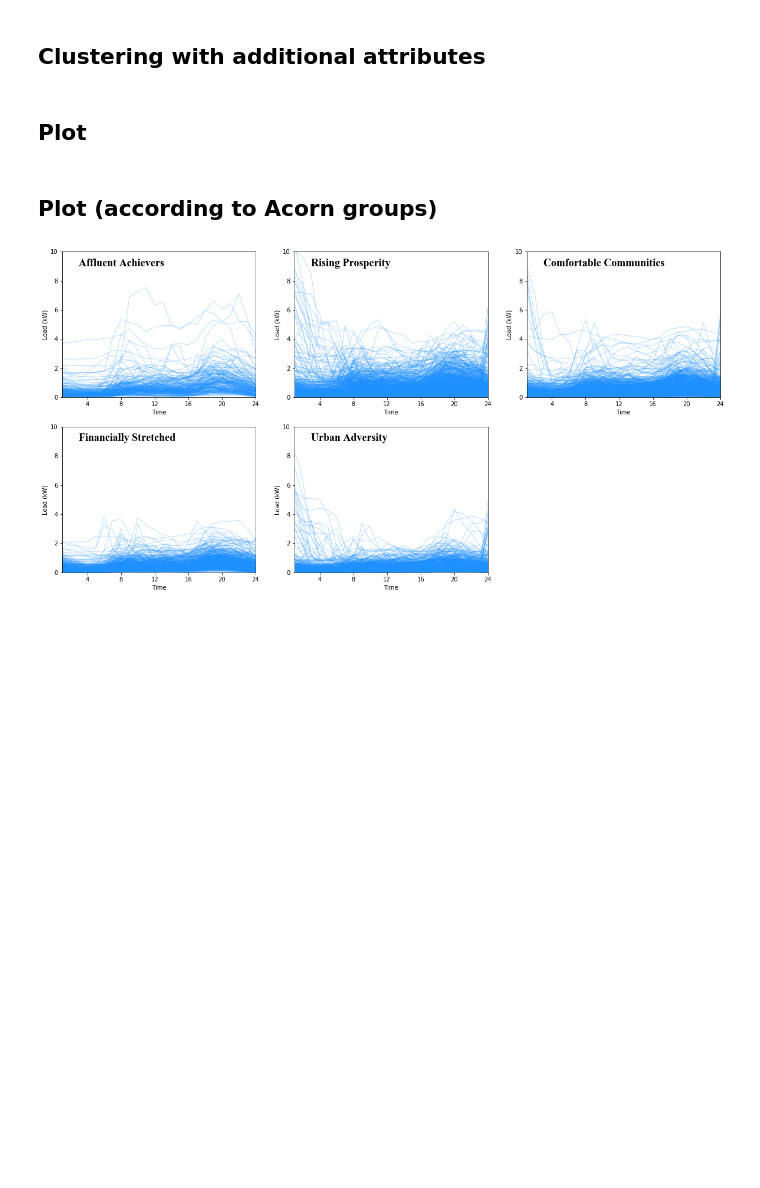
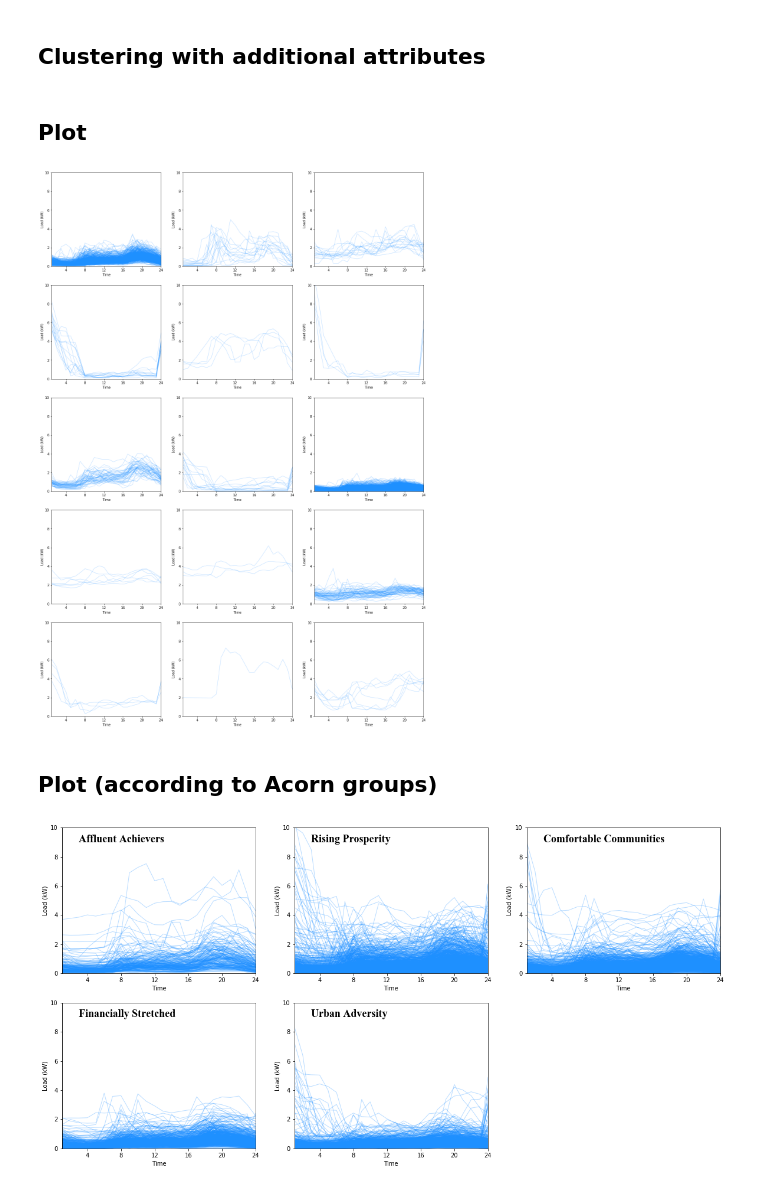
Before and after one commit to kaishxu/ProbabilisticLoadForecasting, a Jupyter notebook: clustering/clustering_point.ipynb, the cells around one changed output. Saved outputs shown, nothing was run; the diff lists cells and outputs as text; code cells hidden in the pictures; blank space fills up the shorter version.

Commit message:
cluster

```diff
--- a/clustering/clustering_point.ipynb
+++ b/clustering/clustering_point.ipynb
@@ -54,7 +54,7 @@ for num_clusters in range(1, 17, 2):
 dist = 'DTW'
 for num_clusters in range(1, 17, 2):
     labels = []
-    for month in tqdm(range(6)):
+    for month in tqdm(range(12)):
 
         mat = pd.read_csv('../result/' + data_set + '/cluster/point/hierarchical/' + dist + '/mat_month_' + str(month+1) + '.csv', header=None).values
         hierarchical = AgglomerativeClustering(n_clusters=num_clusters, affinity='precomputed', memory=None, connectivity=None,
@@ -120,32 +120,35 @@ for num_clusters in range(1, 17, 2):
 import matplotlib.pyplot as plt
 %matplotlib inline
 
-data_set = 'Irish_2010'
+data_set = 'London_2013'
 method = 'hierarchical/DTW'
 # method = 'kmeans'
-num_clusters = 3
-month = 2
+num_clusters = 15
+month = 1
 
 attr = pd.read_csv('../data/' + data_set + '_attr_final.csv')
 labels = pd.read_csv('../result/' + data_set + '/cluster/point/' + method + '/n_clusters_' + str(num_clusters) + '.csv', header=None)
 # labels = pd.read_csv('../result/' + data_set + '/cluster/point/' + method + '/n_clusters_' + str(num_clusters) + '_acorn.csv', header=None)
 # %%
 # Plot
-plt.figure(figsize=(20,10))
+plt.figure(figsize=(20,30))
 for k in range(num_clusters):
-    plt.subplot(3, 5, k+1)
+    plt.subplot(5, 3, k+1)
     for i in range(len(attr)):
         id = attr['ID'][i]
         df = pd.read_csv('../data/' + data_set + '_profiles/' + str(id) + '.csv', header=None).values
         if labels[month-1][i] == k:
             plt.plot(list(range(1, 25)), df[month-1], alpha=0.3, color='dodgerblue', linewidth=1)
 
     # Plot Parameters
     plt.xlabel('Time')
     plt.ylabel('Load (kW)')
     new_ticks = np.floor(np.linspace(0, 24, 7))
     plt.xticks(new_ticks)
     plt.xlim(1, 24)
+    plt.ylim(0, 10)
+# %% [output]
+[figure, added]
 # %% [markdown]
 ## Plot (according to Acorn groups)
 # %%
```
Also changed, not shown: 21 other files.
